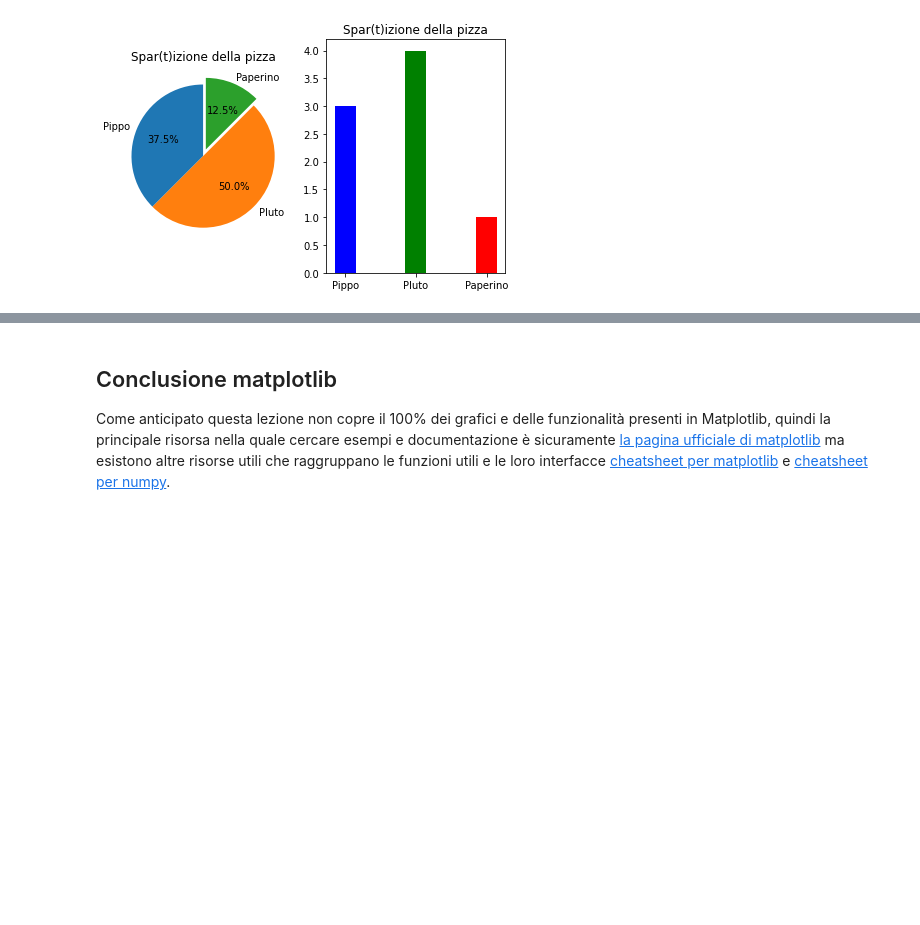
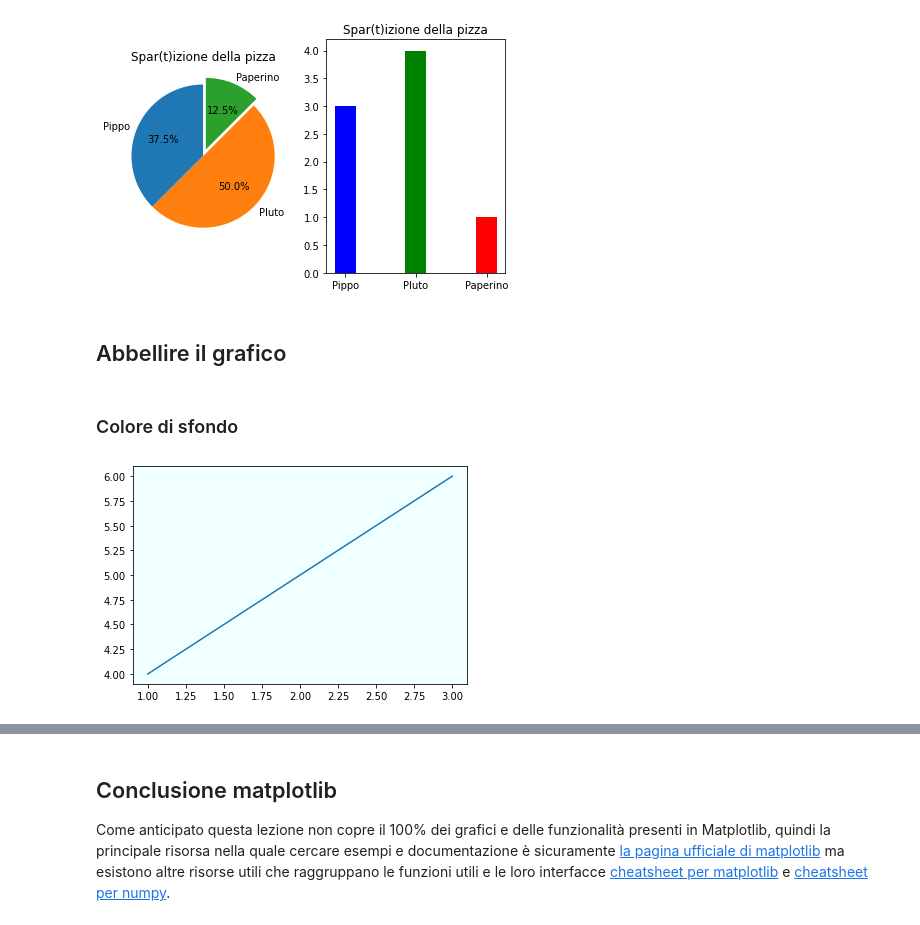
Before and after one commit to DavidLeoni/softpython-it, a Jupyter notebook: visualization/visualization1-sol.ipynb, the cells around one changed output, grey strips where cells are left out. Saved outputs shown, nothing was run; the diff lists cells and outputs as text; code cells hidden in the pictures; blank space fills up the shorter version.

```diff
--- a/visualization/visualization1-sol.ipynb
+++ b/visualization/visualization1-sol.ipynb
@@ -803,3 +853,14 @@ ax2.set_xticklabels(labels)  # verranno posizionate dove sono gli xticks
 fig.tight_layout()
 # %% [output]
 [figure]
+# %% [markdown]
+## Abbellire il grafico
+# %% [markdown]
+### Colore di sfondo
+# %%
+# CAMBIA IL COLORE DI BACKGROUND
+plt.rcParams['axes.facecolor'] = 'azure'
+plt.plot([1,2,3],[4,5,6])
+plt.show()
+# %% [output]
+[figure, added]
```
Also changed, not shown: parts of 17 cells of this notebook, 1 other file.
